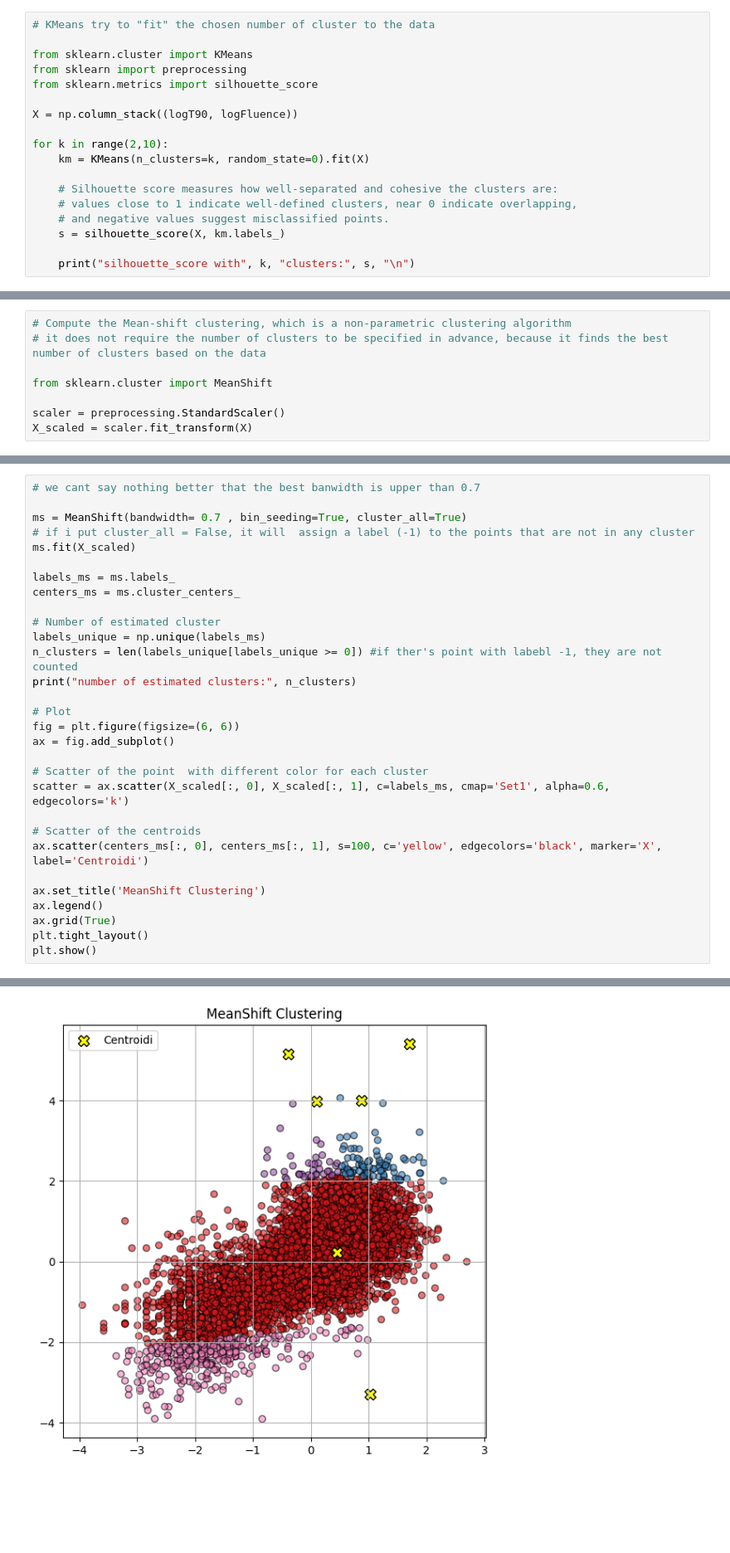
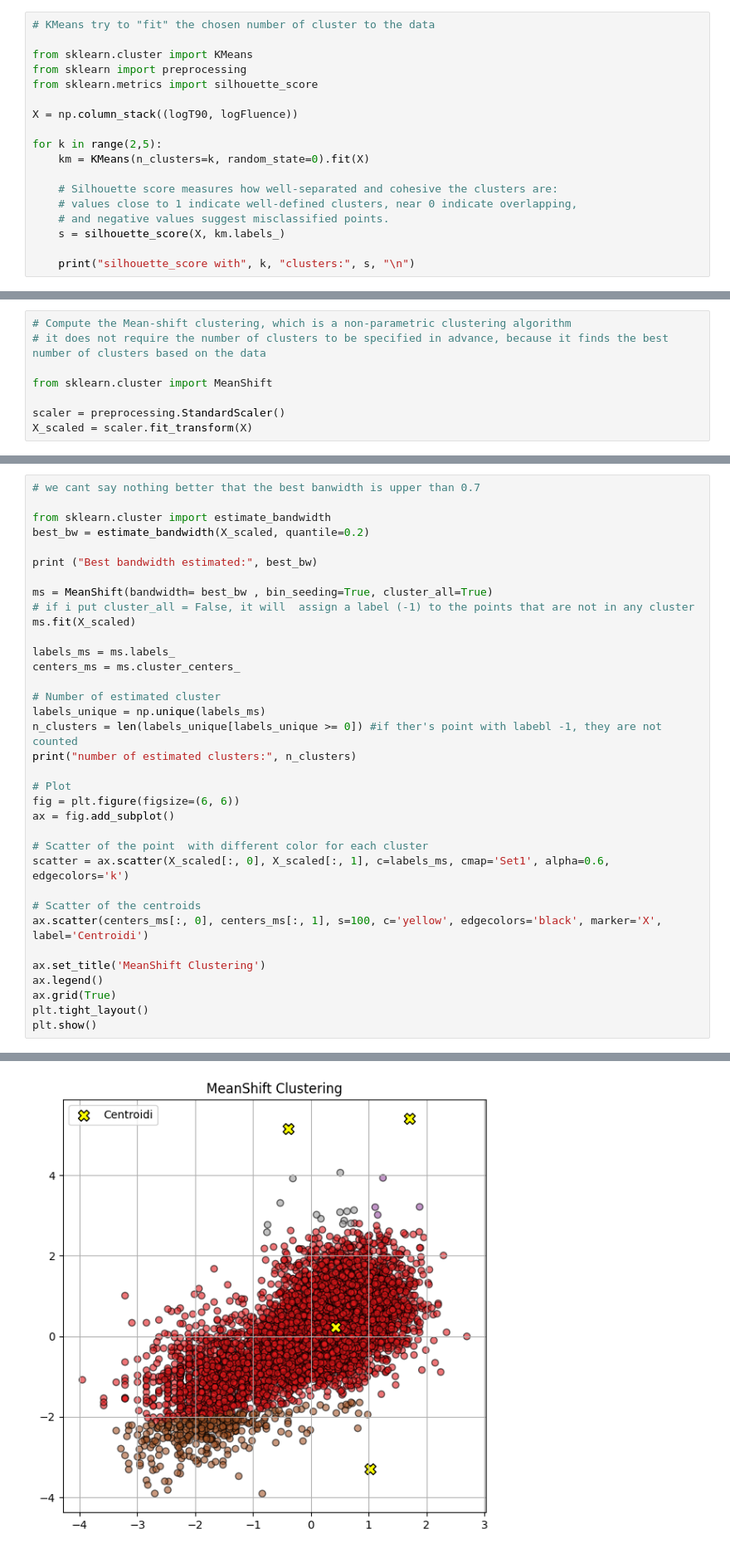
Before and after one commit to oblivion0218/ES_AstroStatistic, a Jupyter notebook: Riccardo_Bossi/lez 14/gamma.ipynb, the cells around one changed output, grey strips where cells are left out. Shown at 83% size. Cells and saved outputs as stored; diff of their text form; blank space fills up the shorter version.

```diff
--- a/Riccardo_Bossi/lez 14/gamma.ipynb
+++ b/Riccardo_Bossi/lez 14/gamma.ipynb
@@ -197,7 +199,7 @@ from sklearn.metrics import silhouette_score
 
 X = np.column_stack((logT90, logFluence))
 
-for k in range(2,10):
+for k in range(2,5):
     km = KMeans(n_clusters=k, random_state=0).fit(X)
 
     # Silhouette score measures how well-separated and cohesive the clusters are:
@@ -280,7 +282,12 @@ silhouette_score con  1.9  di banwidth:  0.5064200403453416
 # %%
 # we cant say nothing better that the best banwidth is upper than 0.7
 
-ms = MeanShift(bandwidth= 0.7 , bin_seeding=True, cluster_all=True)
+from sklearn.cluster import estimate_bandwidth
+best_bw = estimate_bandwidth(X_scaled, quantile=0.2)
+
+print ("Best bandwidth estimated:", best_bw)
+
+ms = MeanShift(bandwidth= best_bw , bin_seeding=True, cluster_all=True)
 # if i put cluster_all = False, it will  assign a label (-1) to the points that are not in any cluster
 ms.fit(X_scaled)
 
@@ -312,4 +320,4 @@ number of estimated clusters: 6
-[figure, old version]
+[figure, new version]
 # %% [markdown]
 we can see an important thing about the outliars here:
 - In KMeans algorithm, we are searching for a number of cluster chosen by us, the ouliars are irrelevant, it's the main set of data that determine everything
```
Also changed, not shown: parts of 8 cells of this notebook, 6 other files.
